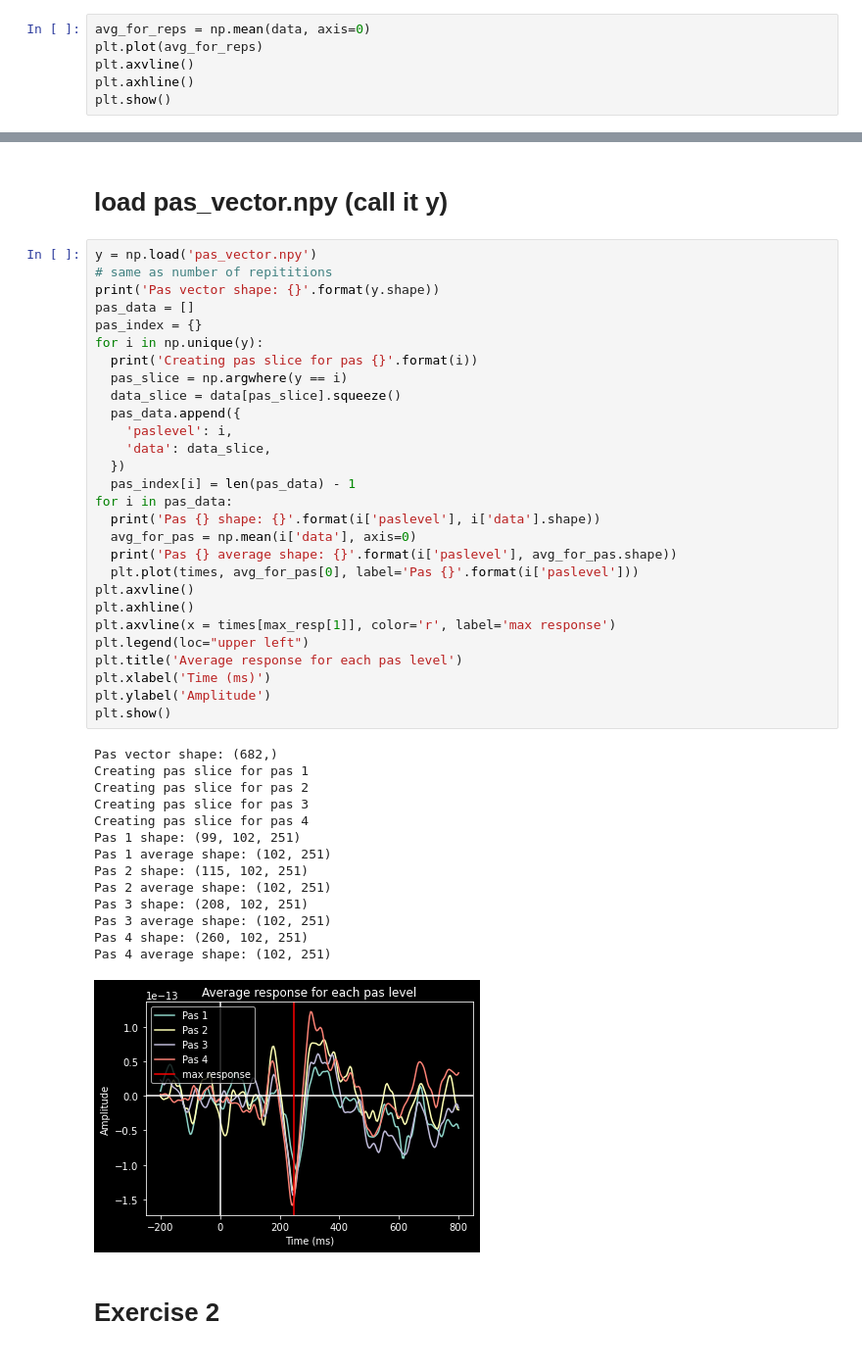
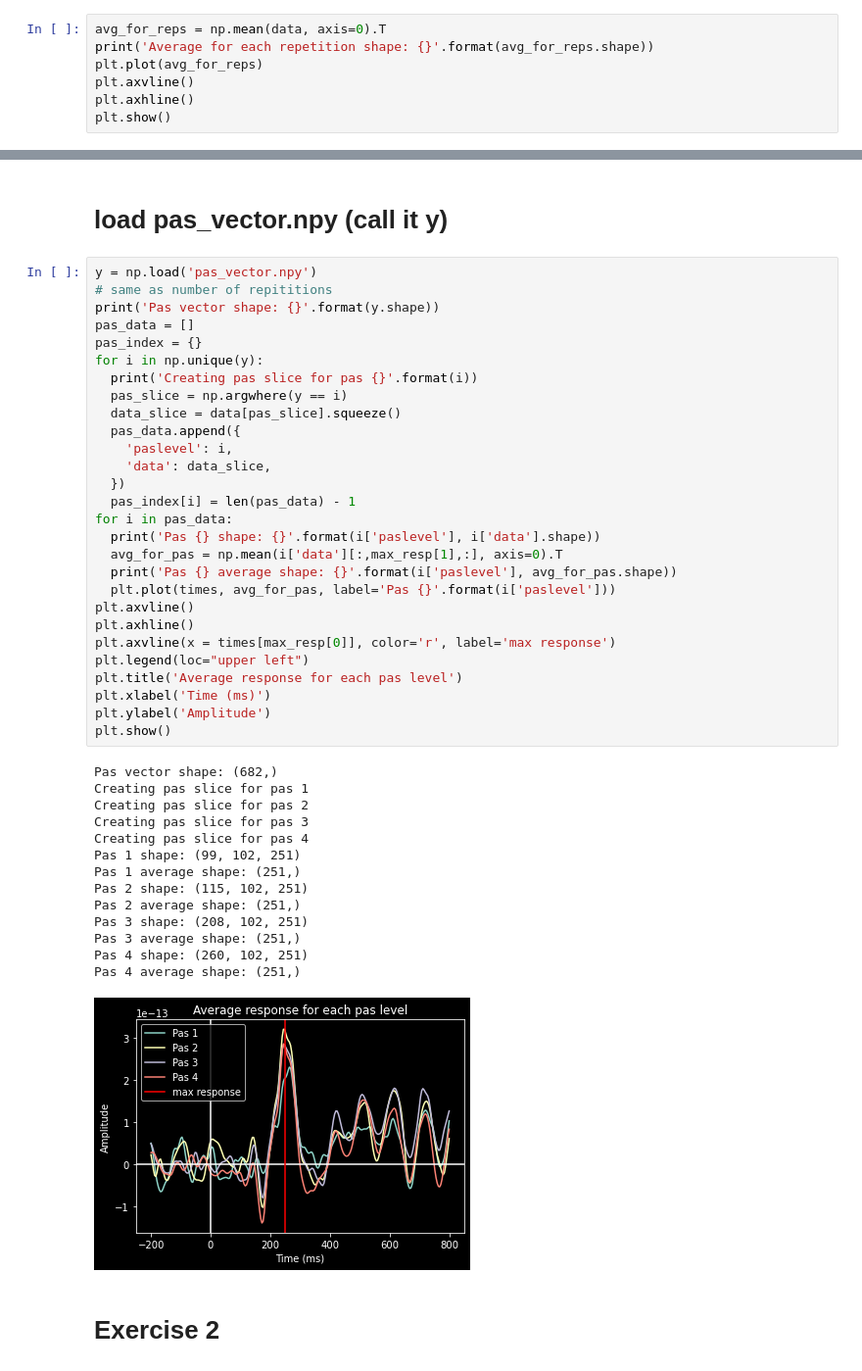
Before and after one commit to zeyus/github_methods_3, a Jupyter notebook: week_08/prac_8.ipynb, the cells around one changed output, grey strips where cells are left out. Shown at 98% size. Drawn from its saved outputs; the diff is of its cells as text.

```diff
--- a/week_08/prac_8.ipynb
+++ b/week_08/prac_8.ipynb
@@ -48,7 +48,8 @@ Covariance matrix shape: (102, 102)
 # %% [markdown]
 # Create signal averages across repititions
 # %%
-avg_for_reps = np.mean(data, axis=0)
+avg_for_reps = np.mean(data, axis=0).T
+print('Average for each repetition shape: {}'.format(avg_for_reps.shape))
 plt.plot(avg_for_reps)
 plt.axvline()
 plt.axhline()
@@ -78,41 +80,41 @@ pas_data = []
 pas_index = {}
 for i in np.unique(y):
   print('Creating pas slice for pas {}'.format(i))
   pas_slice = np.argwhere(y == i)
   data_slice = data[pas_slice].squeeze()
   pas_data.append({
     'paslevel': i,
     'data': data_slice,
   })
   pas_index[i] = len(pas_data) - 1
 for i in pas_data:
   print('Pas {} shape: {}'.format(i['paslevel'], i['data'].shape))
-  avg_for_pas = np.mean(i['data'], axis=0)
+  avg_for_pas = np.mean(i['data'][:,max_resp[1],:], axis=0).T
   print('Pas {} average shape: {}'.format(i['paslevel'], avg_for_pas.shape))
-  plt.plot(times, avg_for_pas[0], label='Pas {}'.format(i['paslevel']))
+  plt.plot(times, avg_for_pas, label='Pas {}'.format(i['paslevel']))
 plt.axvline()
 plt.axhline()
-plt.axvline(x = times[max_resp[1]], color='r', label='max response')
+plt.axvline(x = times[max_resp[0]], color='r', label='max response')
 plt.legend(loc="upper left")
 plt.title('Average response for each pas level')
 plt.xlabel('Time (ms)')
 plt.ylabel('Amplitude')
 plt.show()
 # %% [output]
 Pas vector shape: (682,)
 Creating pas slice for pas 1
 Creating pas slice for pas 2
 Creating pas slice for pas 3
 Creating pas slice for pas 4
 Pas 1 shape: (99, 102, 251)
-Pas 1 average shape: (102, 251)
+Pas 1 average shape: (251,)
 Pas 2 shape: (115, 102, 251)
-Pas 2 average shape: (102, 251)
+Pas 2 average shape: (251,)
 Pas 3 shape: (208, 102, 251)
-Pas 3 average shape: (102, 251)
+Pas 3 average shape: (251,)
 Pas 4 shape: (260, 102, 251)
-Pas 4 average shape: (102, 251)
+Pas 4 average shape: (251,)
-[figure, old version]
+[figure, new version]
 # %% [markdown]
 # Exercise 2
 # %%
```
Also changed, not shown: parts of 7 cells of this notebook.
